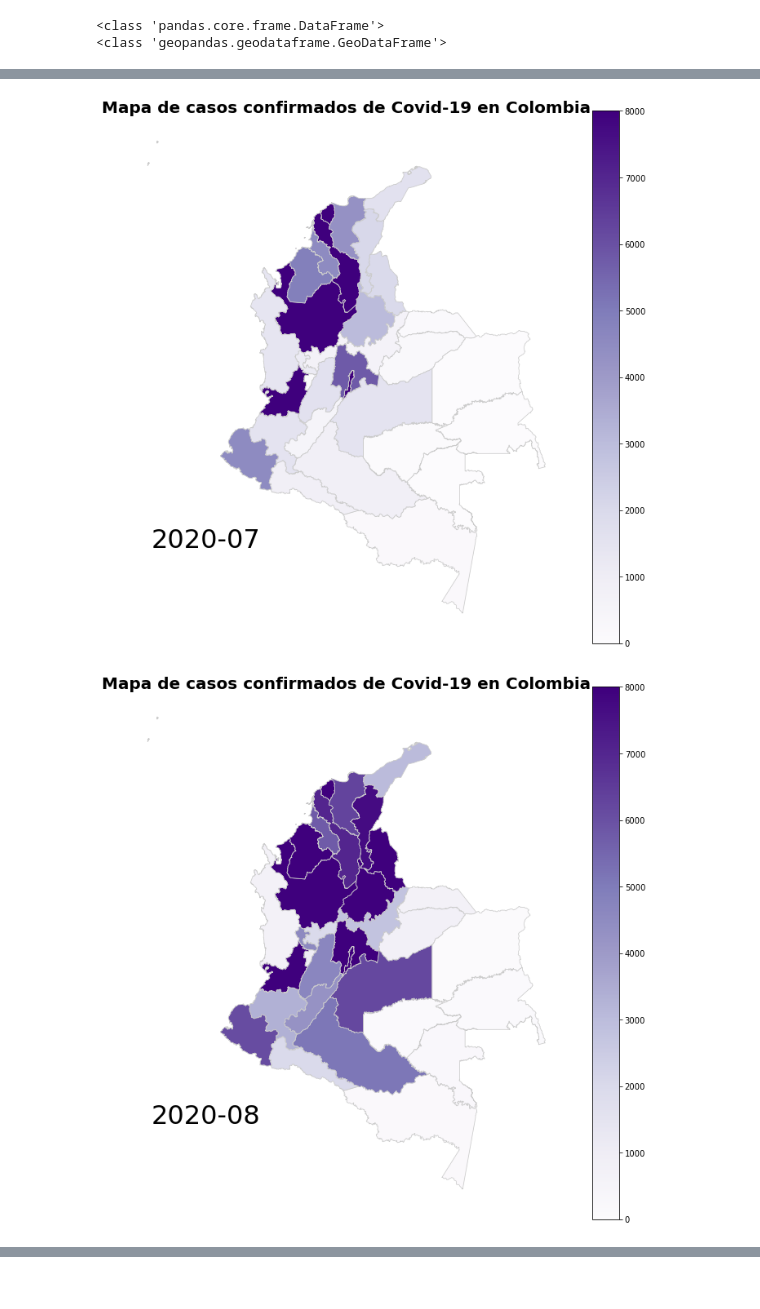
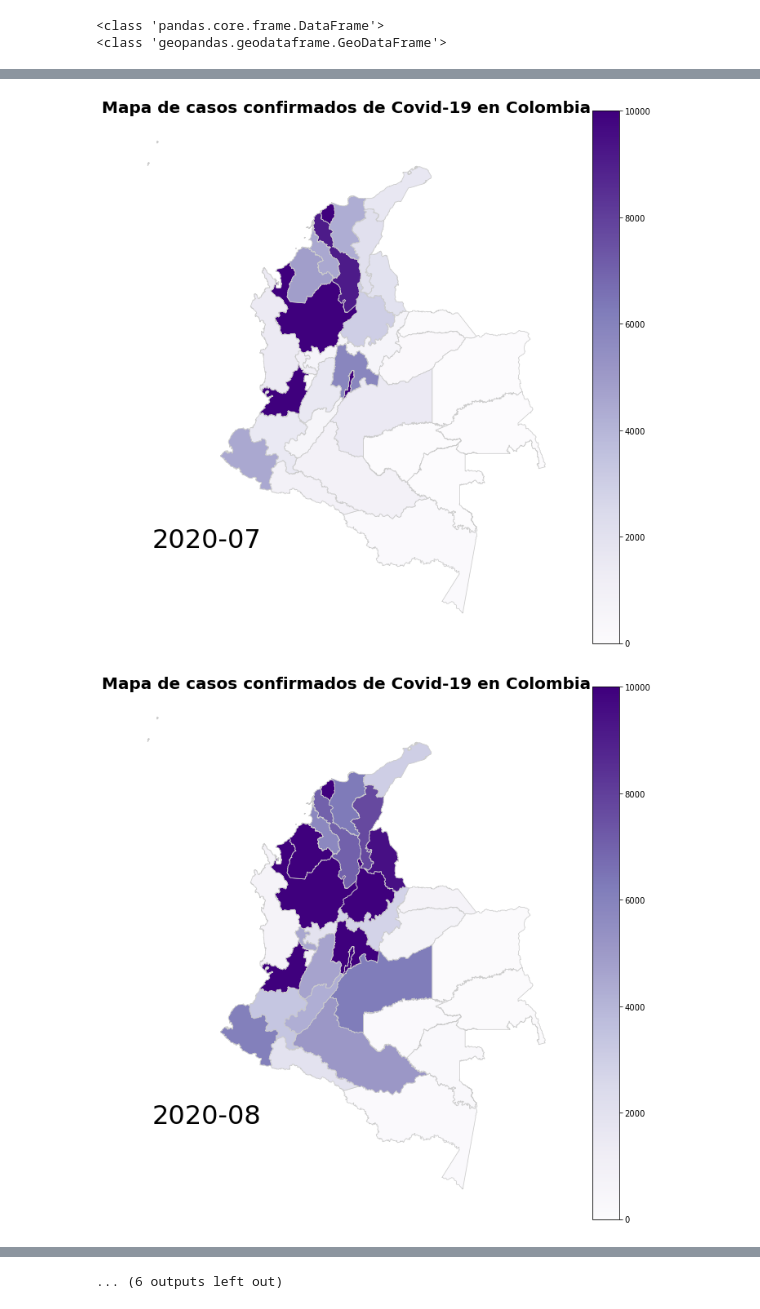
Before and after one commit to jjuan97/Covid-evolution-map-in-Colombia, a Jupyter notebook: Evolution Covid-19 Colombia.ipynb, the cells around one changed output, grey strips where cells are left out. Cells and saved outputs as stored; diff of their text form; code cells hidden in the pictures.

Commit message:
Update to Agust, tolima and caldas fixed

```diff
--- a/Evolution Covid-19 Colombia.ipynb
+++ b/Evolution Covid-19 Colombia.ipynb
@@ -12,7 +24,7 @@ import os
 # LOAD DATASETS:
 
 # Read covid cases from Colombia dataset
-df = pd.read_csv("datasets/Casos_positivos_de_COVID-19_en_Colombia_18_04.csv", low_memory=False) # 17-March Data, but it is download on sunday 18
+df = pd.read_csv("datasets/Casos_positivos_de_COVID-19_en_Colombia_02_08.csv", low_memory=False) # 02-August-2021 Data
 df.head()
 # %% [output]
 |  | fecha reporte web | ID de caso | Fecha de notificación | Código DIVIPOLA departamento | Nombre departamento | ... |
@@ -57,8 +69,8 @@ map_df.plot()
 # Change "Fecha de diagnostico" from str to datetime
 df["fecha reporte web"] = pd.to_datetime(df["fecha reporte web"], dayfirst=True)
 
-# Merge cities that not have departament
-col_dep = df["Nombre departamento"].replace(["CARTAGENA","BARRANQUILLA", "STA MARTA D.E."], ["BOLIVAR","ATLANTICO","MAGDALENA"])
+# Merge cities that not have departament - UPDATE: tolima and Caldas showing wihtout upercase
+col_dep = df["Nombre departamento"].replace(["CARTAGENA","BARRANQUILLA", "STA MARTA D.E.", "Tolima", "Caldas"], ["BOLIVAR","ATLANTICO","MAGDALENA", "TOLIMA", "CALDAS"])
 df["Nombre departamento"] = col_dep
 # %%
 # b) In this part clean geo dataset
@@ -220,7 +239,7 @@ for month in new_columns_name:
         month_list.append(month)
 
 # Min and max for the color map
-vmin, vmax = 0, 8000  #TODO: Check the mean and std to get best vmax
+vmin, vmax = 0, 10000  #TODO: Check the mean and std to get best vmax
 
 # Create map for month
 i = 0
@@ -255,2 +274,2 @@ for month in month_list:
-[figure, old version]
+[figure, new version]
-[figure, old version]
+[figure, new version]
@@ -265,3 +282,4 @@ for month in month_list:
+... (6 outputs left out)
 # %%
 # MAKING GIF
 
```
Also changed, not shown: parts of 9 cells of this notebook.
